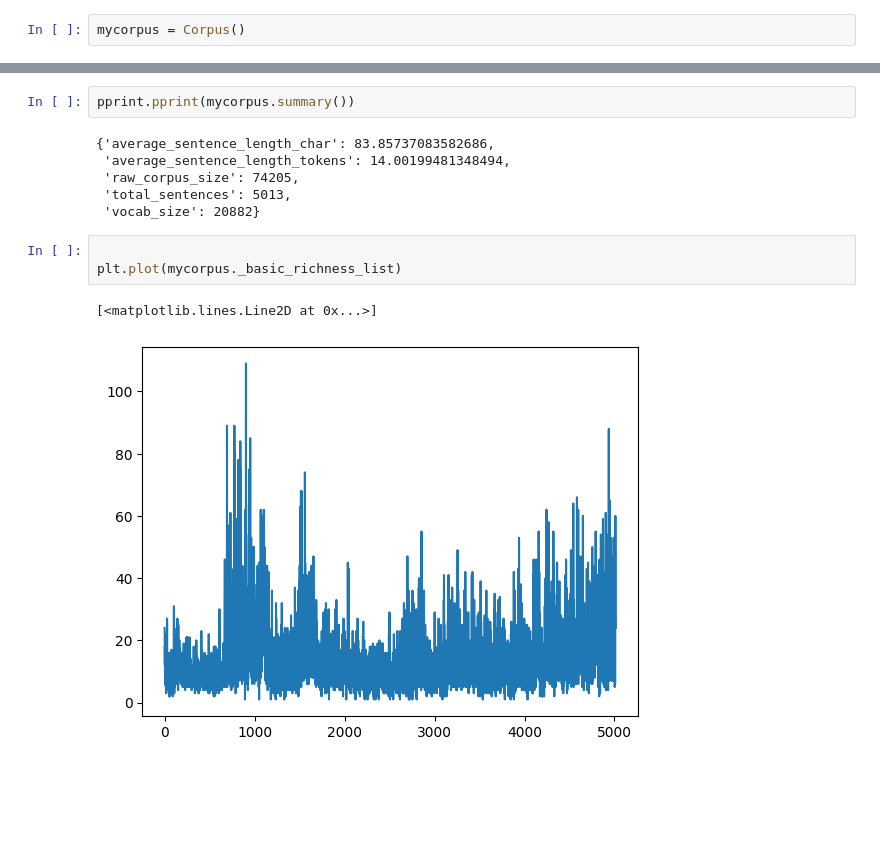
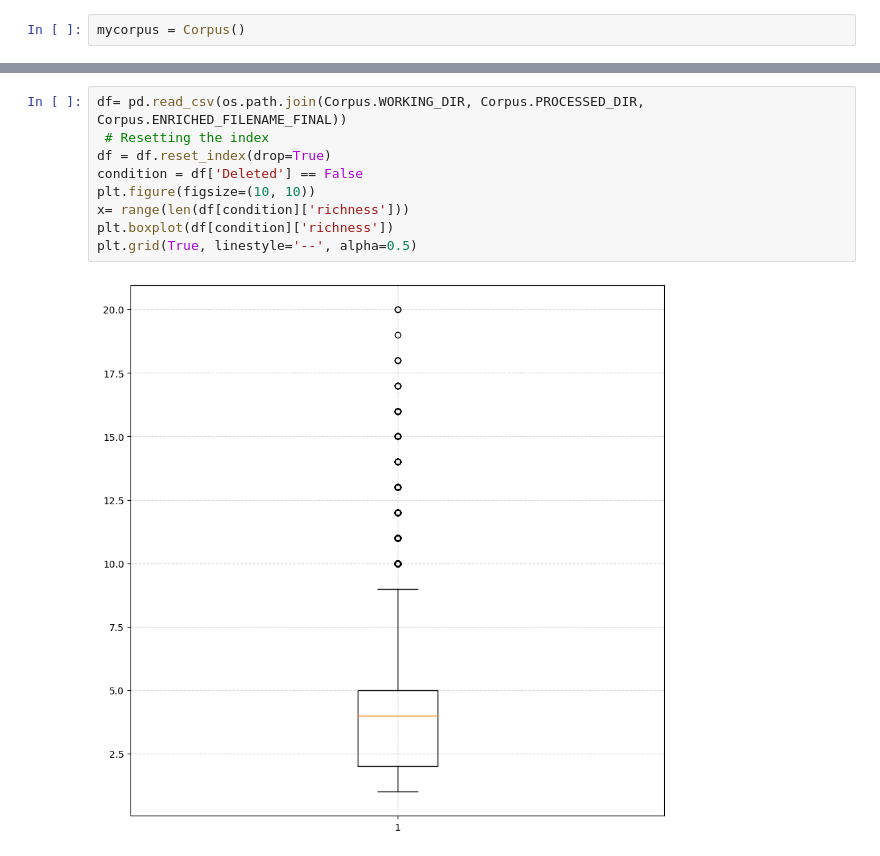
Before and after one commit to mshafi710/kttsdataenrichment, a Jupyter notebook: Text_Extraction.ipynb, the cells around one changed output, grey strips where cells are left out. Drawn from its saved outputs; the diff is of its cells as text; blank space fills up the shorter version.

```diff
--- a/Text_Extraction.ipynb
+++ b/Text_Extraction.ipynb
@@ -310,17 +321,14 @@ mycorpus.generate_corpus_richness()
 [interactive output not drawn]
 [interactive output not drawn]
 [interactive output not drawn]
-# %%
-pprint.pprint(mycorpus.summary())
-# %% [output]
-{'average_sentence_length_char': 83.85737083582686,
- 'average_sentence_length_tokens': 14.00199481348494,
- 'raw_corpus_size': 74205,
- 'total_sentences': 5013,
- 'vocab_size': 20882}
-# %%
-
-plt.plot(mycorpus._basic_richness_list)
-# %% [output]
-[<matplotlib.lines.Line2D at 0x...>]
-[figure, removed]
+# %%
+df= pd.read_csv(os.path.join(Corpus.WORKING_DIR, Corpus.PROCESSED_DIR, Corpus.ENRICHED_FILENAME_FINAL))
+ # Resetting the index
+df = df.reset_index(drop=True)
+condition = df['Deleted'] == False
+plt.figure(figsize=(10, 10))
+x= range(len(df[condition]['richness']))
+plt.boxplot(df[condition]['richness'])
+plt.grid(True, linestyle='--', alpha=0.5)
+# %% [output]
+[figure, added]
```
Also changed, not shown: parts of 18 cells of this notebook.
